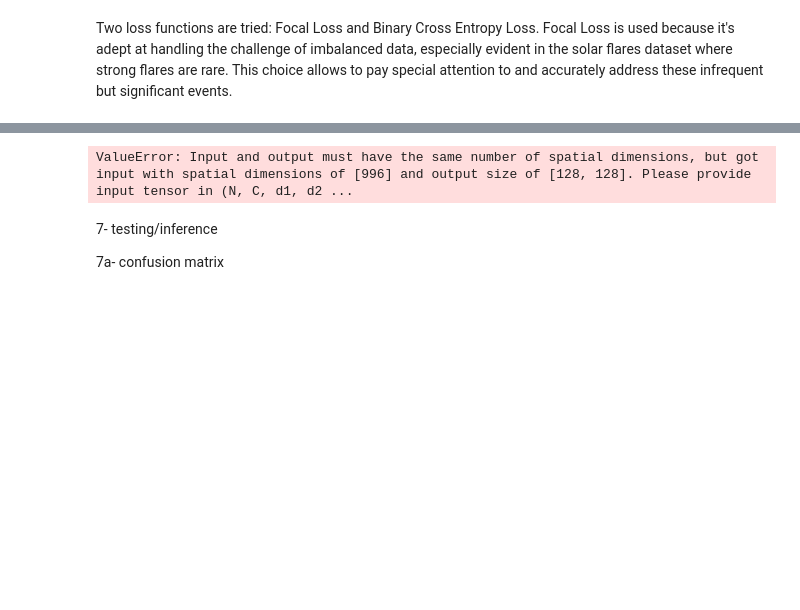
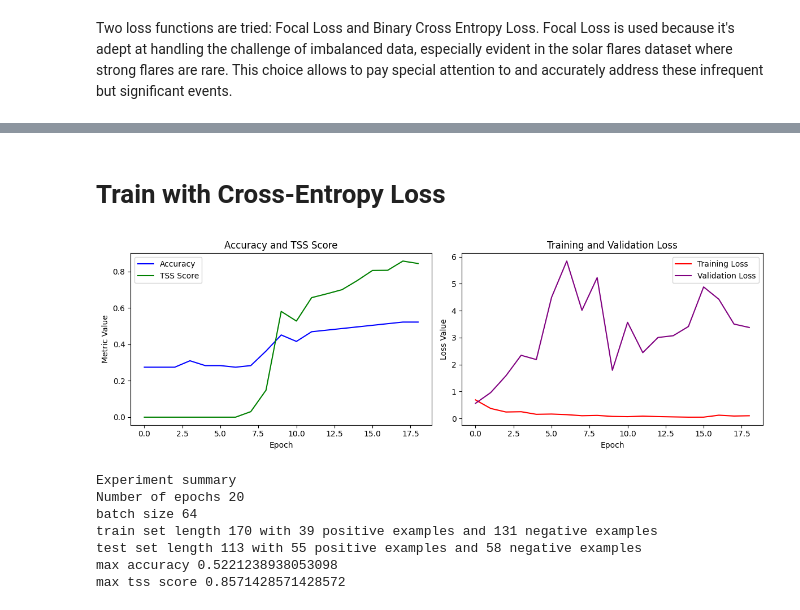
Before and after one commit to mohamedelabbas1996/solar-flares-forecasting, a Jupyter notebook: solar-flares-forecasting-cnns-lstms-sharp-smarp.ipynb, the cells around one changed output, grey strips where cells are left out. Drawn from its saved outputs; the diff is of its cells as text; code cells hidden in the pictures; blank space fills up the shorter version.

```diff
--- a/solar-flares-forecasting-cnns-lstms-sharp-smarp.ipynb
+++ b/solar-flares-forecasting-cnns-lstms-sharp-smarp.ipynb
@@ -491,10 +355,0 @@ plt.imshow(df.magnetogram[0])
-# %%
-plt.imshow(
-    T.Resize((128, 128))(torch.from_numpy(df.magnetogram[0])).reshape(128, 128, 1)
-)
-# %% [output]
-ValueError: Input and output must have the same number of spatial dimensions, but got input with spatial dimensions of [996] and output size of [128, 128]. Please provide input tensor in (N, C, d1, d2 ...
-# %% [markdown]
-7- testing/inference
-
-7a- confusion matrix
@@ -500,0 +447,15 @@ ValueError: Input and output must have the same number of spatial dimensions, bu
+# %% [markdown]
+# Train with Cross-Entropy Loss
+# %%
+criterion = nn.CrossEntropyLoss()
+# %%
+train(num_epochs, model, optimizer, criterion)
+# %% [output]
+[figure, added]
+Experiment summary
+Number of epochs 20
+batch size 64
+train set length 170 with 39 positive examples and 131 negative examples
+test set length 113 with 55 positive examples and 58 negative examples
+max accuracy 0.5221238938053098
+max tss score 0.8571428571428572
```
Also changed, not shown: parts of 43 cells of this notebook.
